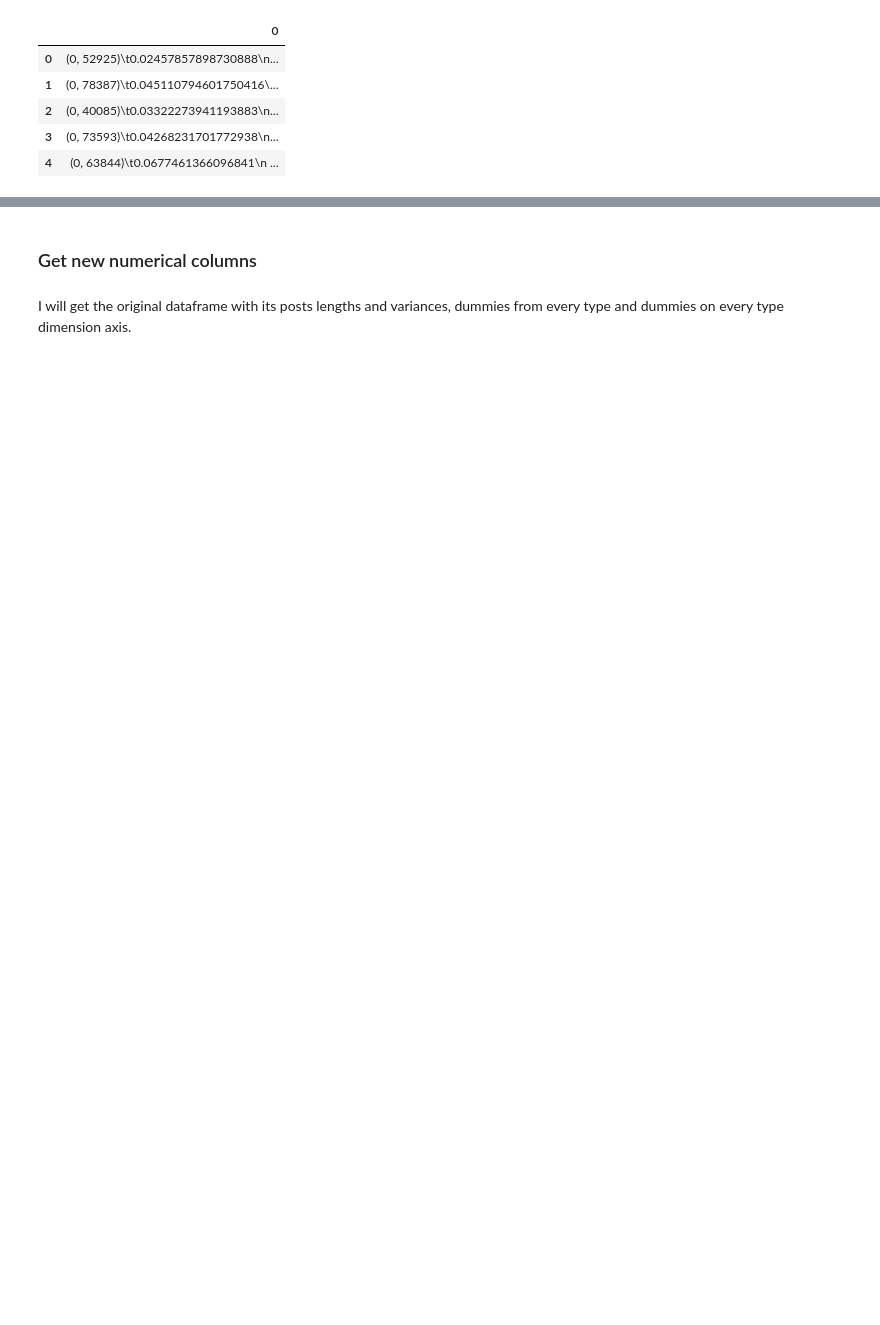
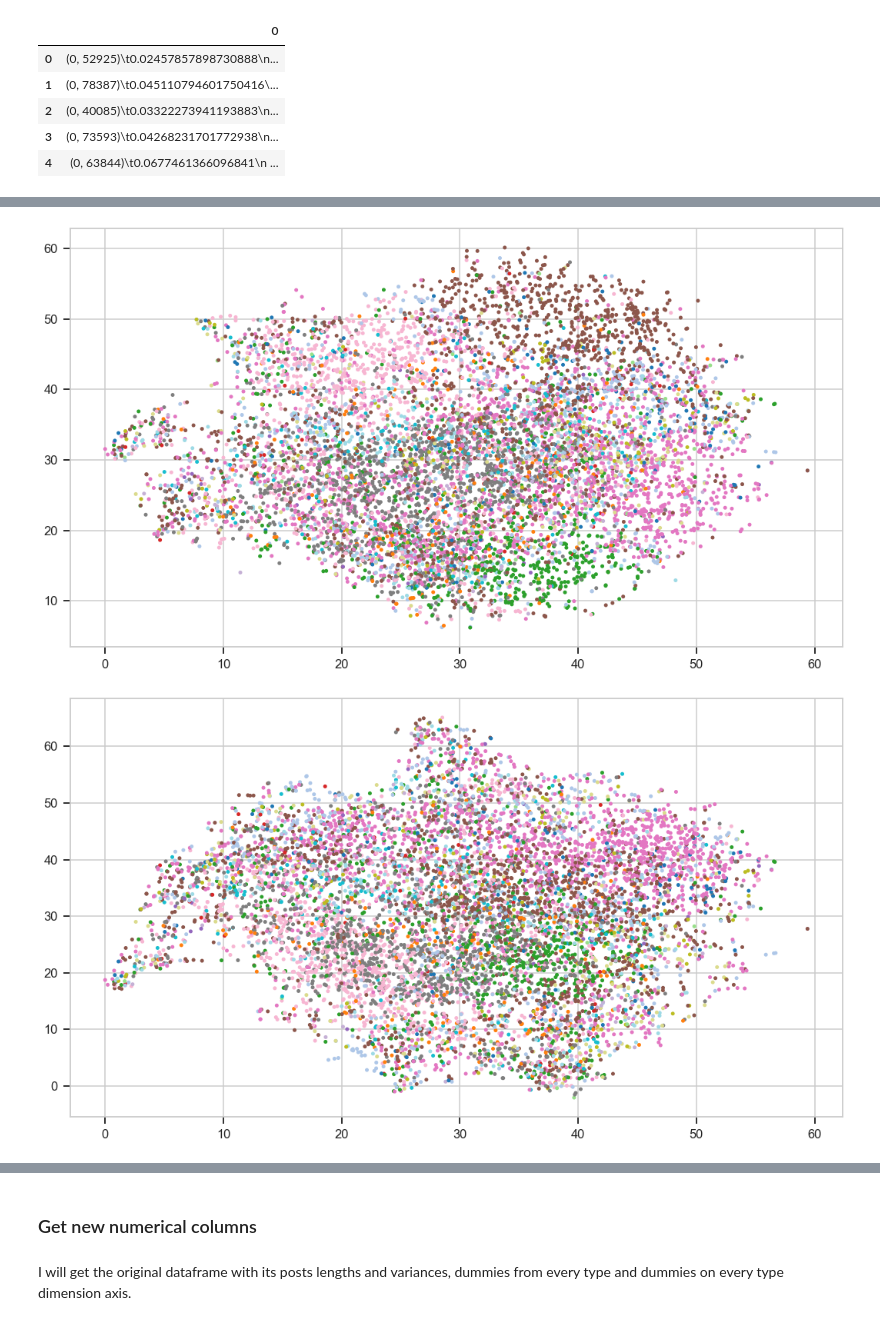
Before and after one commit to mikongame/project-final, a Jupyter notebook: your-project/2_MBTI Preprocessing.ipynb, the cells around one changed output, grey strips where cells are left out. Saved outputs shown, nothing was run; the diff lists cells and outputs as text; code cells hidden in the pictures; blank space fills up the shorter version.

```diff
--- a/your-project/2_MBTI Preprocessing.ipynb
+++ b/your-project/2_MBTI Preprocessing.ipynb
@@ -398,0 +398,3 @@ tfidf_df.head()
+# %%
+possible_types= ["infj", "entp", "intp", "intj", "entj", "enfj", "infp", "enfp", "isfp", "istp", "isfj", "istj", "estp", "esfp", "estj", "esfj"]
+lab_encoder = LabelEncoder().fit(possible_types)
@@ -398,0 +447,6 @@ tfidf_df.head()
+# %%
+svd = TruncatedSVD(n_components=16, n_iter=10, random_state=42)
+svd_vec = svd.fit_transform(tfidf)
+
+print("TSNE")
+X_tsne = TSNE(n_components=3, verbose=1, perplexity=40).fit_transform(svd_vec)
@@ -398,0 +480,8 @@ tfidf_df.head()
+# %%
+X_tsne_df = pd.DataFrame(X_tsne)
+print(X_tsne_df[0].min())
+print(X_tsne_df[0].max())
+print(X_tsne_df[1].min())
+print(X_tsne_df[1].max())
+print(X_tsne_df[2].min())
+print(X_tsne_df[2].max())
@@ -398,0 +495,3 @@ tfidf_df.head()
+# %%
+X_tsne_positive = X_tsne-X_tsne_df[0].min()
+X_tsne_positive
@@ -398,0 +508,20 @@ tfidf_df.head()
+# %%
+col = list_personality
+
+plt.figure(0, figsize=(18,10))
+plt.scatter(X_tsne_positive[:,0], X_tsne_positive[:,1], c=col, cmap=plt.get_cmap('tab20') , s=12)
+plt.savefig("images/output_images/TSNE0.png")
+
+plt.figure(1, figsize=(18,10))
+plt.scatter(X_tsne_positive[:,0], X_tsne_positive[:,2], c=col, cmap=plt.get_cmap('tab20') , s=12)
+plt.savefig("images/output_images/TSNE1.png")
+
+plt.figure(2, figsize=(18,10))
+plt.scatter(X_tsne_positive[:,1], X_tsne_positive[:,2], c=col, cmap=plt.get_cmap('tab20') , s=12)
+plt.savefig("images/output_images/TSNE2.png")
+
+sns.set_context("talk")
+plt.show()
+# %% [output]
+[figure, added]
+[figure, added]
```
Also changed, not shown: parts of 80 cells of this notebook, 14 other files.
